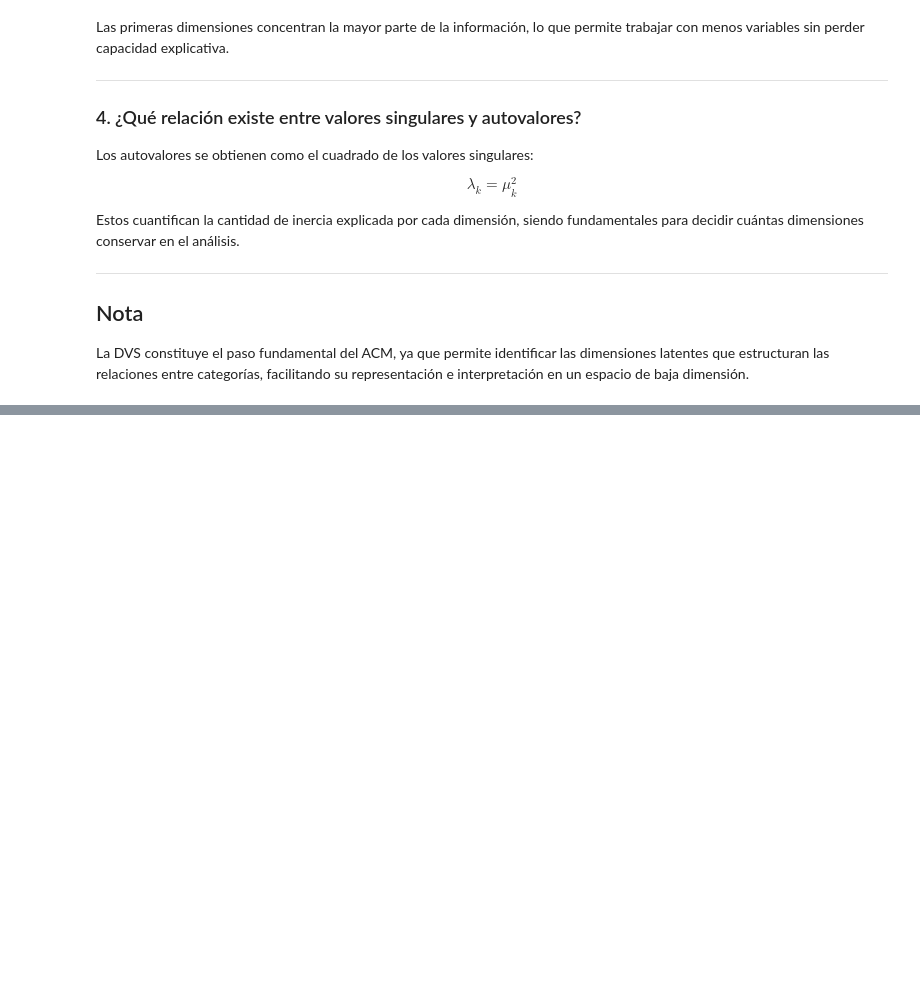
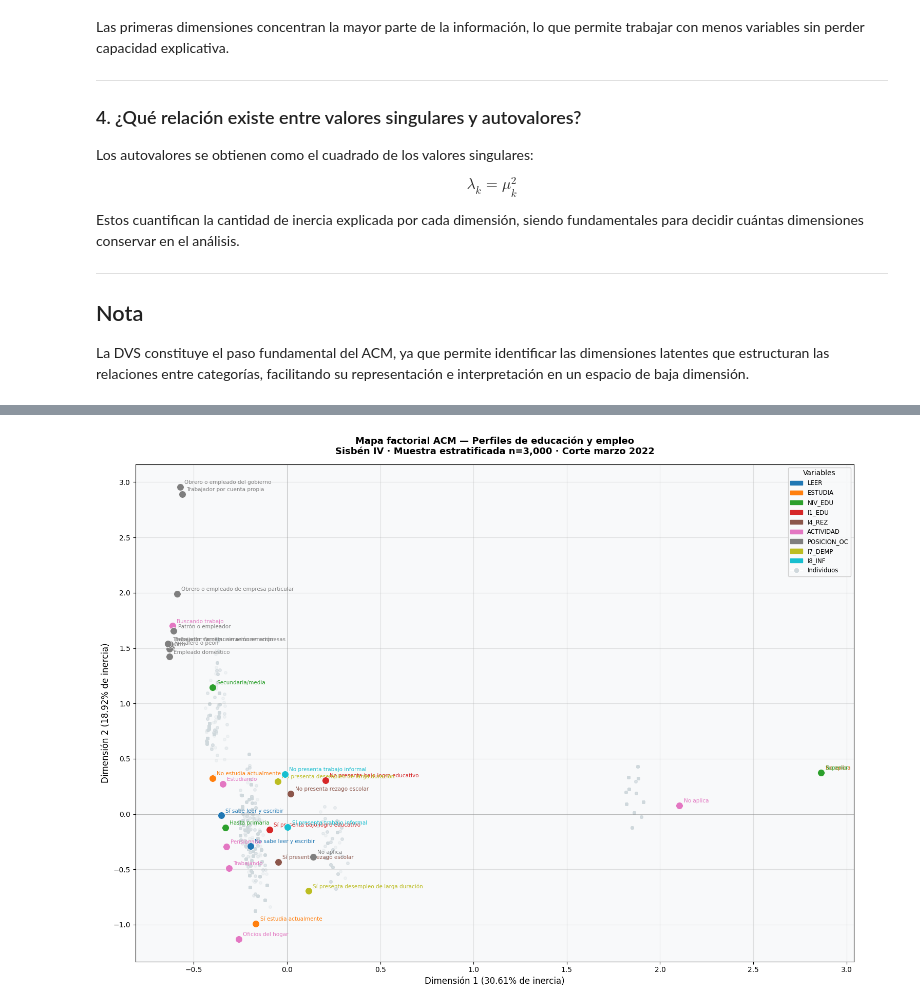
Before and after one commit to Brayan-137/analitica-datos-mca, a Jupyter notebook: SISBEN/MCASISBEN.ipynb, the cells around one changed output, grey strips where cells are left out. Saved outputs shown, nothing was run; the diff lists cells and outputs as text; code cells hidden in the pictures; blank space fills up the shorter version.

```diff
--- a/SISBEN/MCASISBEN.ipynb
+++ b/SISBEN/MCASISBEN.ipynb
@@ -1212,0 +1385,91 @@ print('✅ Modelo ACM ajustado correctamente')
+# %%
+# ── Biplot principal ─────────────────────────────────────────────────────────
+import matplotlib.pyplot as plt
+import matplotlib.patches as mpatches
+
+fig, ax = plt.subplots(figsize=(15, 11))
+
+# Ejes de referencia
+ax.axhline(0, color='gray', lw=0.7, alpha=0.4)
+ax.axvline(0, color='gray', lw=0.7, alpha=0.4)
+
+# ── Individuos ───────────────────────────────────────────────────────────────
+ax.scatter(
+    ind_coords.iloc[:, 0],
+    ind_coords.iloc[:, 1],
+    color='#CFD8DC',
+    alpha=0.20,
+    s=16,
+    zorder=1,
+    label='Individuos'
+)
+
+# ── Categorías ───────────────────────────────────────────────────────────────
+for var in VARS_ACTIVAS:
+    sub = cat_coords[cat_coords['Variable'] == var].copy()
+    c = cmap_v[var]
+
+    ax.scatter(
+        sub.iloc[:, 0],
+        sub.iloc[:, 1],
+        color=c,
+        s=100,
+        zorder=4,
+        edgecolors='white',
+        linewidths=0.6
+    )
+
+    for idx, row in sub.iterrows():
+        # Prince suele usar VARIABLE__categoria
+        lbl = str(idx)
+        lbl = lbl.replace(var + '__', '').replace(var + '_', '').replace(var + '=', '')
+        lbl = lbl[:40]
+
+        ax.annotate(
+            lbl,
+            xy=(row.iloc[0], row.iloc[1]),
+            xytext=(6, 4),
+            textcoords='offset points',
+            fontsize=7.5,
+            color=c,
+            fontweight='medium'
+        )
+
+# ── Leyenda ──────────────────────────────────────────────────────────────────
+handles = [mpatches.Patch(color=cmap_v[v], label=v) for v in VARS_ACTIVAS]
+handles.append(
+    plt.Line2D(
+        [0], [0],
+        marker='o',
+        color='w',
+        markerfacecolor='#CFD8DC',
+        markersize=8,
+        label='Individuos'
+    )
+)
+
+ax.legend(
+    handles=handles,
+    loc='upper right',
+    fontsize=8.5,
+    framealpha=0.92,
+    title='Variables'
+)
+
+# ── Etiquetas de ejes ────────────────────────────────────────────────────────
+ax.set_xlabel(f'Dimensión 1 ({inercia_pct[0]:.2f}% de inercia)', fontsize=12)
+ax.set_ylabel(f'Dimensión 2 ({inercia_pct[1]:.2f}% de inercia)', fontsize=12)
+
+# OJO: usa df_acm o df_final, no df crudo
+ax.set_title(
+    f'Mapa factorial ACM — Perfiles de educación y empleo\n'
+    f'Sisbén IV · Muestra estratificada n={len(df_acm):,} · Corte marzo 2022',
+    fontsize=13,
+    fontweight='bold',
+    pad=14
+)
+
+plt.tight_layout()
+plt.show()
+# %% [output]
+[figure, added]
```
Also changed, not shown: parts of 7 cells of this notebook.
